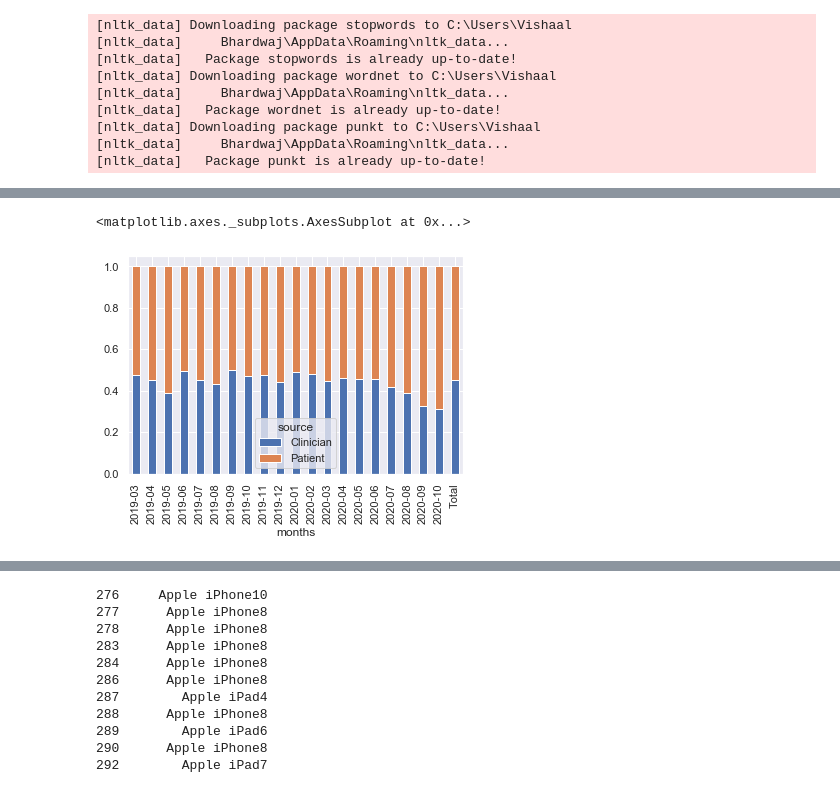
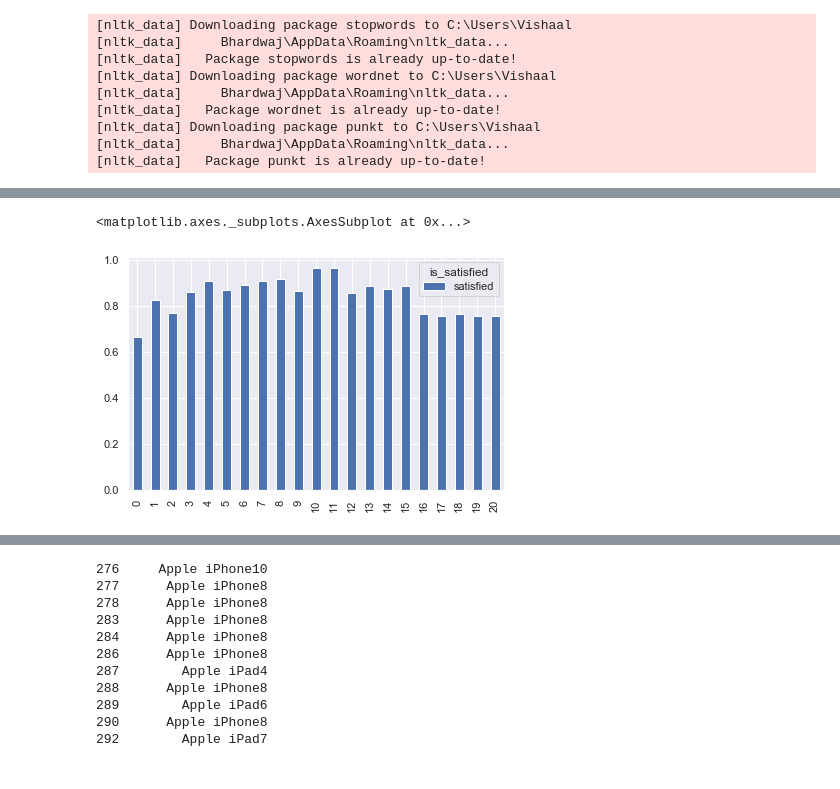
Before and after one commit to vbhardwaj74/analysis_projects, a Jupyter notebook: Survey Data Analysis.ipynb, the cells around one changed output, grey strips where cells are left out. Drawn from its saved outputs; the diff is of its cells as text; code cells hidden in the pictures.

```diff
--- a/Survey Data Analysis.ipynb
+++ b/Survey Data Analysis.ipynb
@@ -2,9 +2,9 @@
 %matplotlib inline
 import sys, re
 import numpy as np
+import pylab as pl
 import pandas as pd
 import csv
-from matplotlib import pyplot as plt
 pd.options.display.max_rows = 4000
 import seaborn as sns
 import nltk
@@ -24,6 +24,9 @@ from nltk.collocations import BigramAssocMeasures, BigramCollocationFinder,Trigr
 from operator import itemgetter
 nltk.download('punkt')
 from sklearn import preprocessing
+import matplotlib.pyplot as plt
+plt.style.use('fivethirtyeight')
+plt.style.use('ggplot')
 # %% [output]
 [nltk_data] Downloading package stopwords to C:\Users\Vishaal
 [nltk_data]     Bhardwaj\AppData\Roaming\nltk_data...
@@ -39,7 +42,7 @@ pd.options.display.max_rows = 4000
 #Mac
 #survey_data = pd.read_csv(r'/Volumes/GoogleDrive/Shared drives/MediSprout/data/survey_data.csv')
 #PC
-survey_data = pd.read_csv(r'G:\Shared drives\MediSprout\vishaal\MediSprout-notebooks\NLP Analysis\survey_data.csv')
+survey_data = pd.read_csv(r'G:\Shared drives\MediSprout\vishaal\MediSprout-notebooks\NLP Analysis\survey_data_nov2020')
 survey_data
 # %% [output]
 |  | id | source | visit_id | is_satisfied | rating | feedback | member_healthcare_org_rel_id | patient_id | ... |
@@ -372,7 +534,10 @@ platform
 survey_data['created_on'] = pd.to_datetime(survey_data['created_on'], format='%Y-%m-%d %H:%M:%S.%f')
 survey_data['created_on_date'] = survey_data['created_on'].dt.date
 survey_data['months'] = pd.to_datetime(survey_data['created_on'], format='%Y-%m-%d %H:%M:%S.%f').dt.strftime('%Y-%m')
-avg_satisfaction = pd.crosstab(survey_data['months'], survey_data['source'], values = survey_data['is_satisfied'], \
-                        margins=True, margins_name='Total', normalize='index', aggfunc = 'mean')
-avg_satisfaction
+mom_satisfaction = pd.crosstab(survey_data['months'], survey_data['is_satisfied'], \
+                        normalize='index')
+cm = sns.light_palette("green", as_cmap=True)
+mom_satisfaction = mom_satisfaction.reset_index().rename(columns={0:'not satisfied', 1:'satisfied'})[['months', 'satisfied']]\
+#.style.background_gradient(cmap=cm)
+mom_satisfaction
 # %% [output]
@@ -396,0 +586,3 @@ avg_satisfaction
+# %%
+sns.set()
+pat_v_clinc_satisfaction.plot.bar(stacked=True).set_xlabel('months')
@@ -397,6 +592,6 @@ avg_satisfaction
 # %%
 sns.set()
-avg_satisfaction.plot(kind='bar', stacked=True)
+mom_satisfaction.plot.bar(stacked=True)
 # %% [output]
 <matplotlib.axes._subplots.AxesSubplot at 0x...>
-[figure, old version]
+[figure, new version]
```
Also changed, not shown: parts of 116 cells of this notebook.
